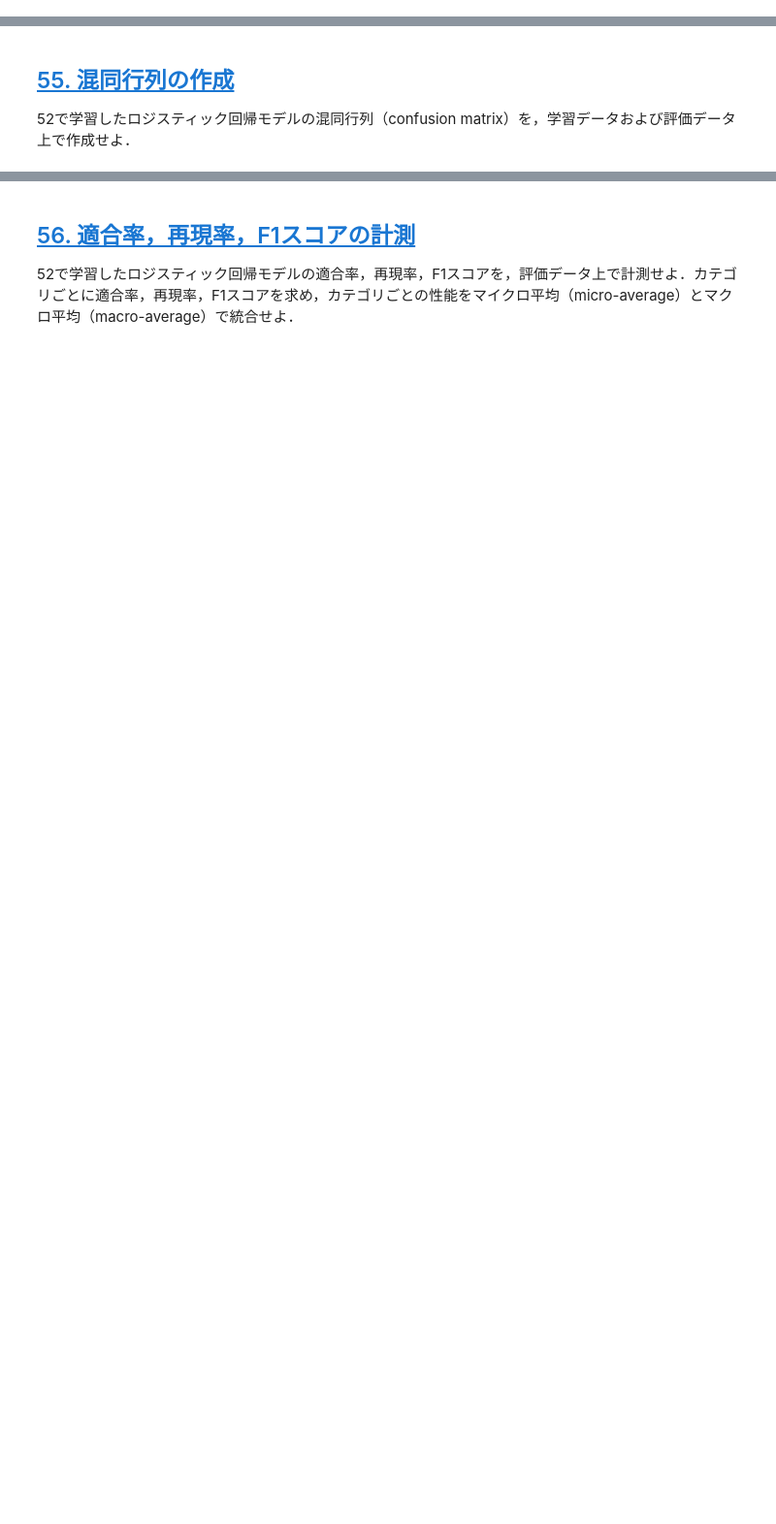
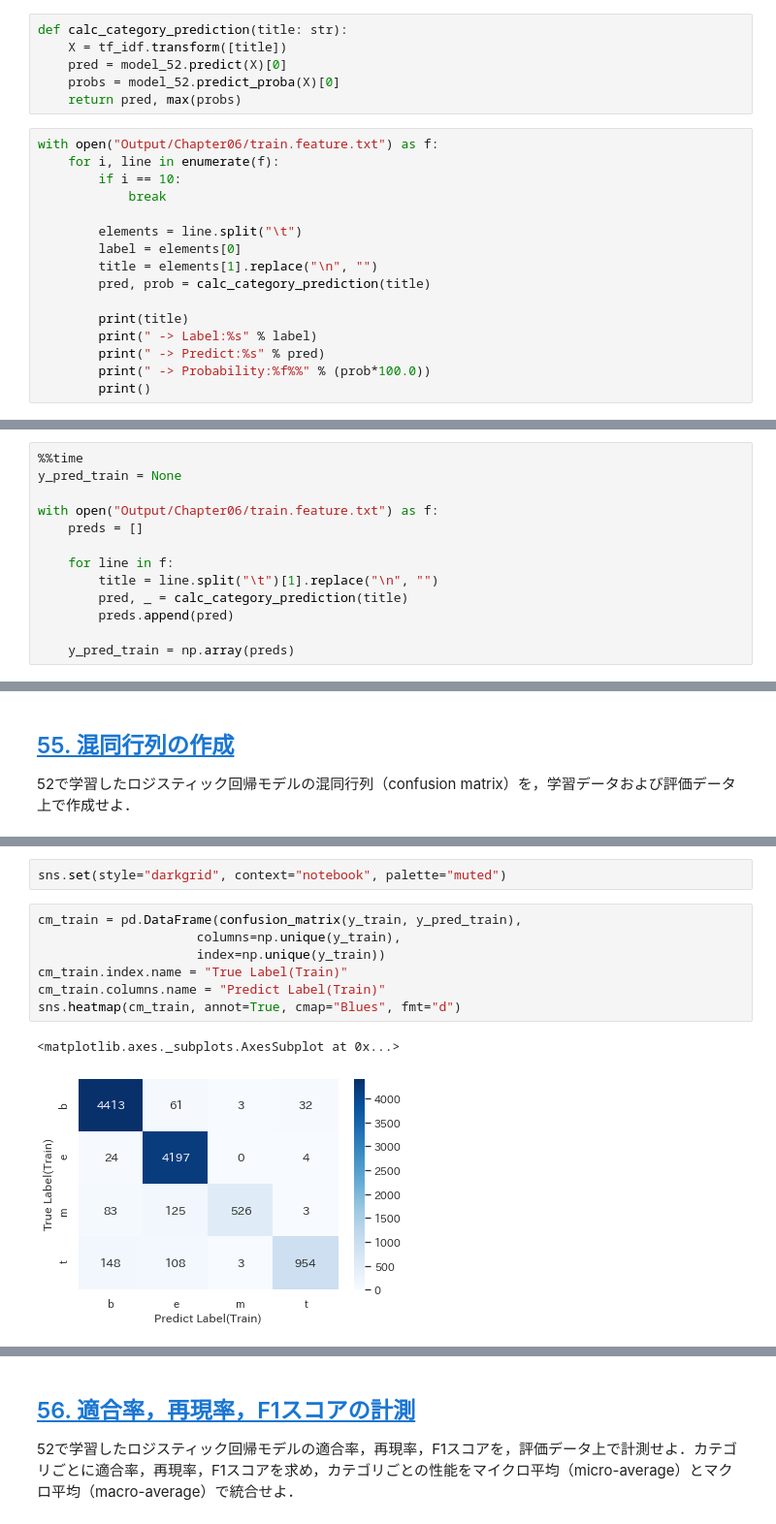
Before and after one commit to infhyroyage/PracticeNLP100Knocks2020, a Jupyter notebook: Chapter06.ipynb, the cells around one changed output, grey strips where cells are left out. Shown: that part at 97% size. Drawn from its saved outputs; the diff is of its cells as text; blank space fills up the shorter version.

```diff
--- a/Chapter06.ipynb
+++ b/Chapter06.ipynb
@@ -96,3 +144,25 @@ extract_features("test")
 # %% [markdown]
 ## [53. 予測](https://nlp100.github.io/ja/ch06.html#53-%E4%BA%88%E6%B8%AC)
 52で学習したロジスティック回帰モデルを用い，与えられた記事見出しからカテゴリとその予測確率を計算するプログラムを実装せよ．
+# %%
+def calc_category_prediction(title: str):
+    X = tf_idf.transform([title])
+    pred = model_52.predict(X)[0]
+    probs = model_52.predict_proba(X)[0]
+    return pred, max(probs)
+# %%
+with open("Output/Chapter06/train.feature.txt") as f:
+    for i, line in enumerate(f):
+        if i == 10:
+            break
+
+        elements = line.split("\t")
+        label = elements[0]
+        title = elements[1].replace("\n", "")
+        pred, prob = calc_category_prediction(title)
+
+        print(title)
+        print(" -> Label:%s" % label)
+        print(" -> Predict:%s" % pred)
+        print(" -> Probability:%f%%" % (prob*100.0))
+        print()
@@ -101,0 +192,13 @@ extract_features("test")
+# %%
+%%time
+y_pred_train = None
+
+with open("Output/Chapter06/train.feature.txt") as f:
+    preds = []
+
+    for line in f:
+        title = line.split("\t")[1].replace("\n", "")
+        pred, _ = calc_category_prediction(title)
+        preds.append(pred)
+
+    y_pred_train = np.array(preds)
@@ -104,0 +245,12 @@ extract_features("test")
+# %%
+sns.set(style="darkgrid", context="notebook", palette="muted")
+# %%
+cm_train = pd.DataFrame(confusion_matrix(y_train, y_pred_train),
+                     columns=np.unique(y_train),
+                     index=np.unique(y_train))
+cm_train.index.name = "True Label(Train)"
+cm_train.columns.name = "Predict Label(Train)"
+sns.heatmap(cm_train, annot=True, cmap="Blues", fmt="d")
+# %% [output]
+<matplotlib.axes._subplots.AxesSubplot at 0x...>
+[figure, added]
```
Also changed, not shown: parts of 22 cells of this notebook.
